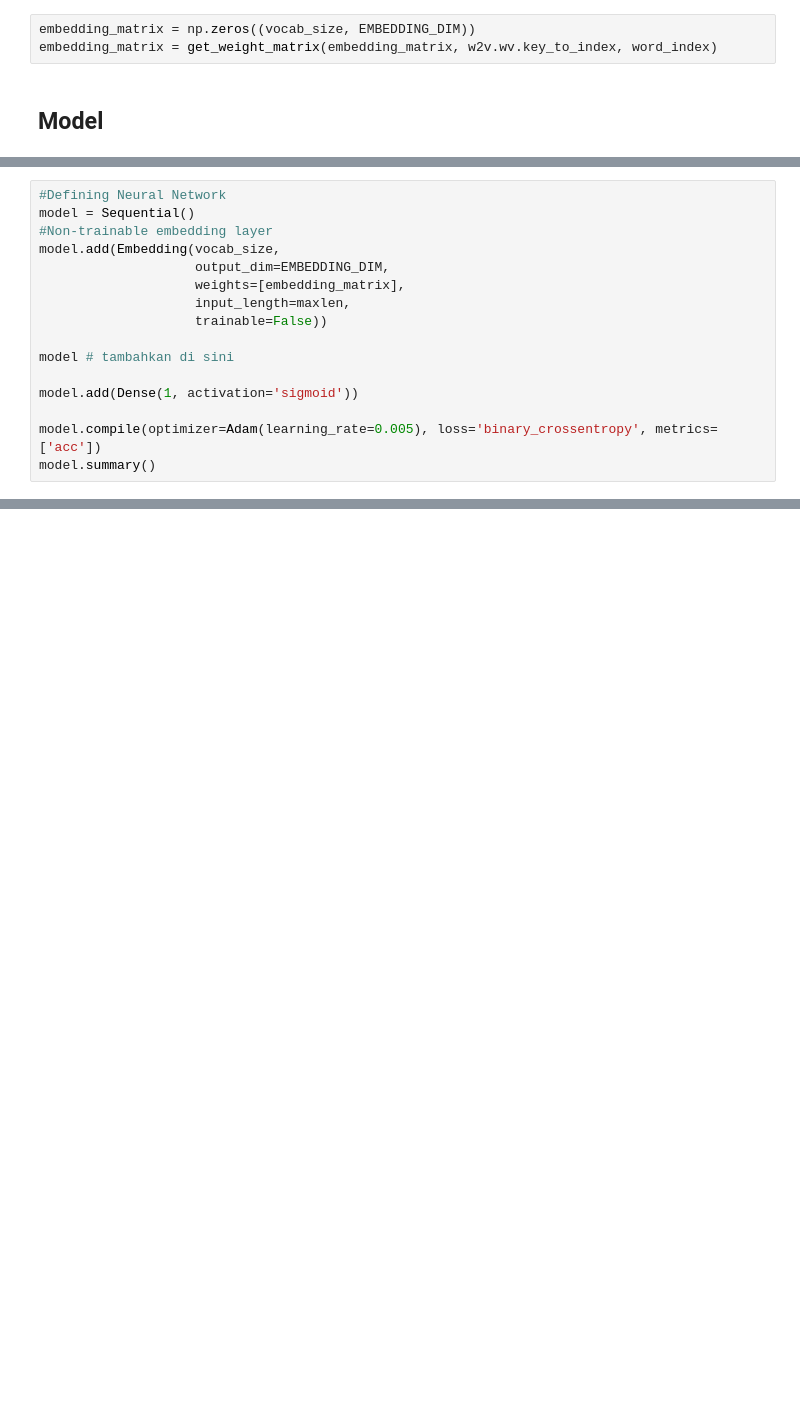
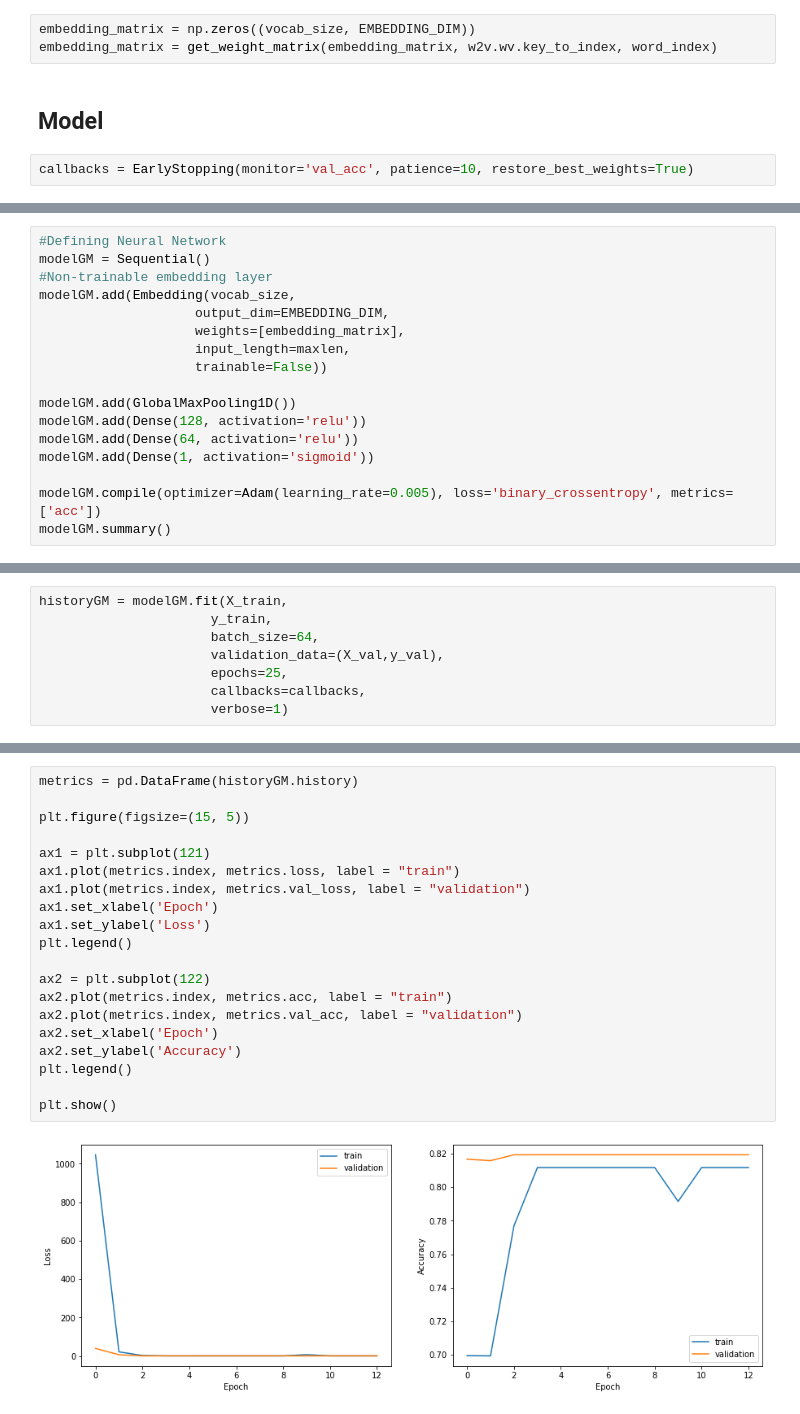
Before and after one commit to risqi-r/mltensorflow-final-project, a Jupyter notebook: final-project.ipynb, the cells around one changed output, grey strips where cells are left out. Saved outputs shown, nothing was run; the diff lists cells and outputs as text; blank space fills up the shorter version.

Commit message:
global max pooling and global average pooling

```diff
--- a/final-project.ipynb
+++ b/final-project.ipynb
@@ -304,3 +309,5 @@ embedding_matrix = np.zeros((vocab_size, EMBEDDING_DIM))
 embedding_matrix = get_weight_matrix(embedding_matrix, w2v.wv.key_to_index, word_index)
 # %% [markdown]
 ## Model
+# %%
+callbacks = EarlyStopping(monitor='val_acc', patience=10, restore_best_weights=True)
@@ -307,17 +316,18 @@ embedding_matrix = get_weight_matrix(embedding_matrix, w2v.wv.key_to_index, word
 # %%
 #Defining Neural Network
-model = Sequential()
+modelGM = Sequential()
 #Non-trainable embedding layer
-model.add(Embedding(vocab_size,
+modelGM.add(Embedding(vocab_size,
                     output_dim=EMBEDDING_DIM,
                     weights=[embedding_matrix],
                     input_length=maxlen,
                     trainable=False))
 
-model # tambahkan di sini
+modelGM.add(GlobalMaxPooling1D())
+modelGM.add(Dense(128, activation='relu'))
+modelGM.add(Dense(64, activation='relu'))
+modelGM.add(Dense(1, activation='sigmoid'))
 
-model.add(Dense(1, activation='sigmoid'))
-
-model.compile(optimizer=Adam(learning_rate=0.005), loss='binary_crossentropy', metrics=['acc'])
-model.summary()
+modelGM.compile(optimizer=Adam(learning_rate=0.005), loss='binary_crossentropy', metrics=['acc'])
+modelGM.summary()
 # %% [output]
@@ -336,2 +350,10 @@ Trainable params: 802,001
 Non-trainable params: 5,256,600
 _________________________________________________________________
+# %%
+historyGM = modelGM.fit(X_train,
+                      y_train,
+                      batch_size=64,
+                      validation_data=(X_val,y_val),
+                      epochs=25,
+                      callbacks=callbacks,
+                      verbose=1)
@@ -337,0 +378,22 @@ _________________________________________________________________
+# %%
+metrics = pd.DataFrame(historyGM.history)
+
+plt.figure(figsize=(15, 5))
+
+ax1 = plt.subplot(121)
+ax1.plot(metrics.index, metrics.loss, label = "train")
+ax1.plot(metrics.index, metrics.val_loss, label = "validation")
+ax1.set_xlabel('Epoch')
+ax1.set_ylabel('Loss')
+plt.legend()
+
+ax2 = plt.subplot(122)
+ax2.plot(metrics.index, metrics.acc, label = "train")
+ax2.plot(metrics.index, metrics.val_acc, label = "validation")
+ax2.set_xlabel('Epoch')
+ax2.set_ylabel('Accuracy')
+plt.legend()
+
+plt.show()
+# %% [output]
+[figure, added]
```
Also changed, not shown: parts of 43 cells of this notebook.
